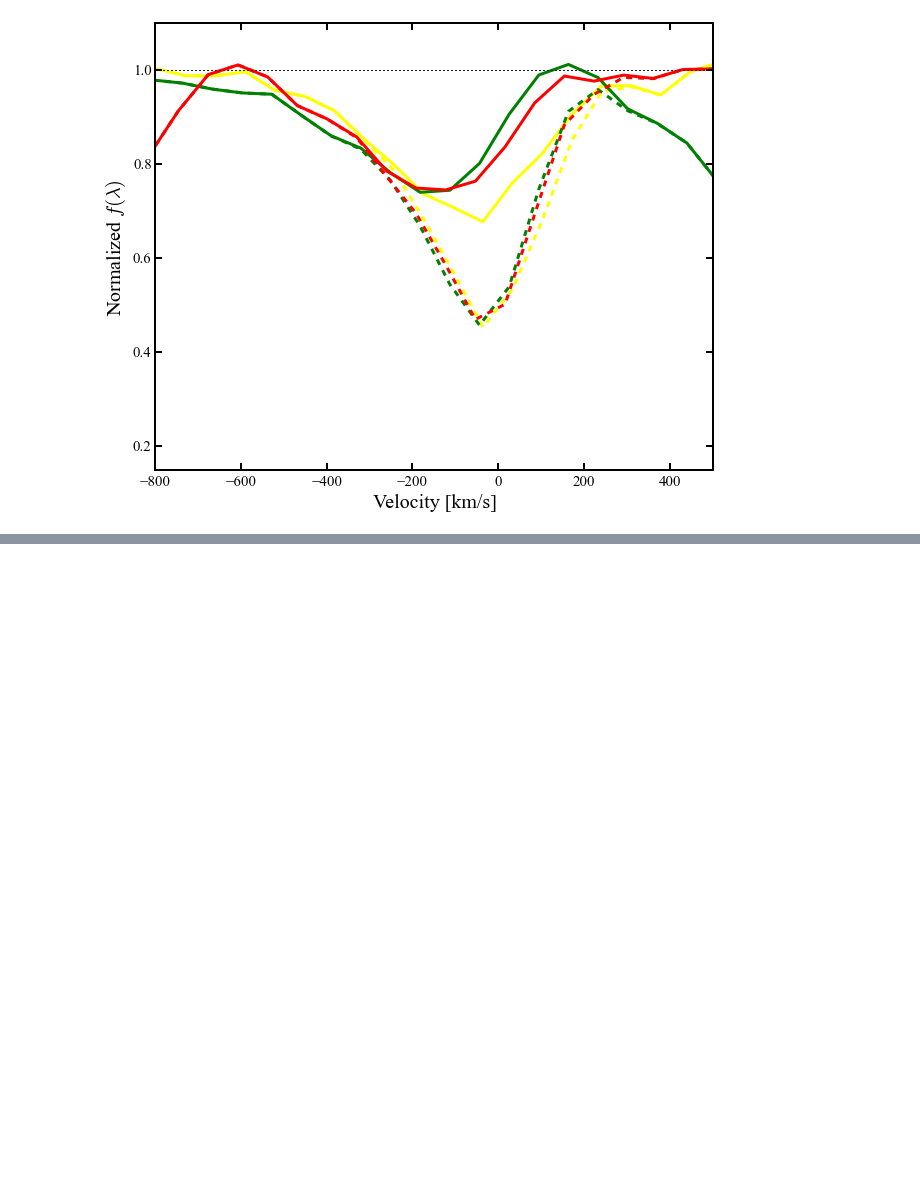
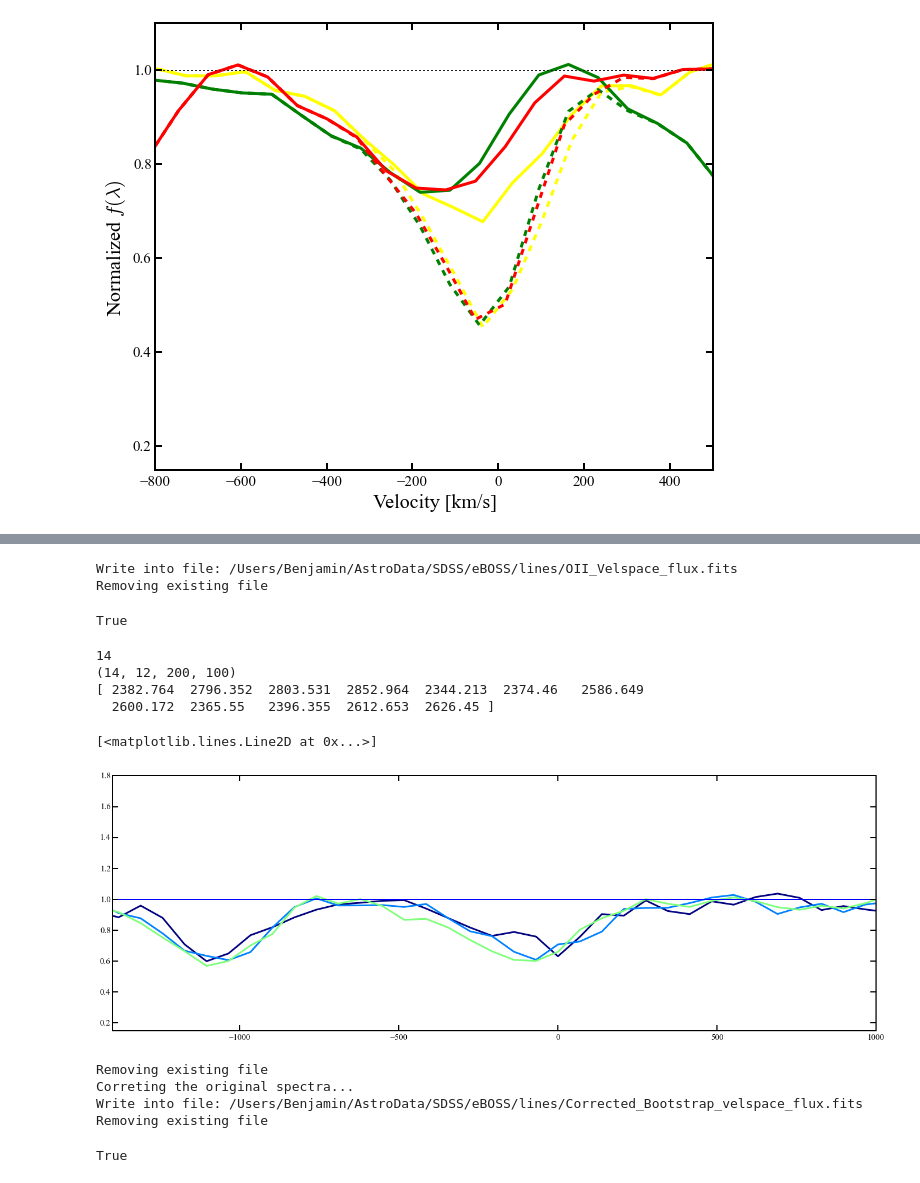
Before and after one commit to guangtunbenzhu/BGT-Cosmology, a Jupyter notebook: Spectroscopy/New eBOSS.ipynb, the cells around one changed output, grey strips where cells are left out. Drawn from its saved outputs; the diff is of its cells as text; code cells hidden in the pictures; blank space fills up the shorter version.

```diff
--- a/Spectroscopy/New eBOSS.ipynb
+++ b/Spectroscopy/New eBOSS.ipynb
@@ -227,0 +291,45 @@ for i in arange(tmp_wave.size):
+# %%
+ebossanalysis.do_velspace_flux(overwrite=True, binoii=True, bootstrap=False)
+# %% [output]
+Write into file: /Users/Benjamin/AstroData/SDSS/eBOSS/lines/OII_Velspace_flux.fits
+Removing existing file
+True
+# %%
+(ewvelflux, lumvelflux) = ebossanalysis.velspace_flux_readin(binoii=True)
+(ewvelflux_bstrap, lumvelflux_bstrap) = ebossanalysis.velspace_flux_readin(binoii=True, bootstrap=True)
+# %%
+print ewvelflux.size
+print ewvelflux_bstrap['FLUX'].shape
+print ewvelflux[0]['LINES']
+# %% [output]
+14
+(14, 12, 200, 100)
+[ 2382.764  2796.352  2803.531  2852.964  2344.213  2374.46   2586.649
+  2600.172  2365.55   2396.355  2612.653  2626.45 ]
+# %%
+figsize(24, 8)
+#for i in arange(3)+2:
+#    for j in arange(20):
+#        plot(ewvelflux['VEL'], ewvelflux_bstrap['FLUX'][i][0,:,j])
+#for i in [9,10,11,12,13]:
+
+CM = get_cmap('jet')
+for i, ioii in enumerate([2,3,4]):
+#for i, ioii in enumerate([5,6,7,8]):
+#for i, ioii in enumerate([9,10,11,12,13]):
+    color = CM(i/4.+0.0)
+    plot(ewvelflux[ioii]['VEL'], lumvelflux[ioii]['FLUX'][0,:], color=color, lw=3)
+xlim(-1400, 1000)
+ylim(0.15, 1.8)
+plot([-4000,4000],[1,1])
+# %% [output]
+[<matplotlib.lines.Line2D at 0x...>]
+[figure, added]
+# %%
+ebossanalysis.unify_absorptionline_profile(bootstrap=True, overwrite=True)
+# %% [output]
+Removing existing file
+Correting the original spectra...
+Write into file: /Users/Benjamin/AstroData/SDSS/eBOSS/lines/Corrected_Bootstrap_velspace_flux.fits
+Removing existing file
+True
```
Also changed, not shown: parts of 57 cells of this notebook, 9 other files.
